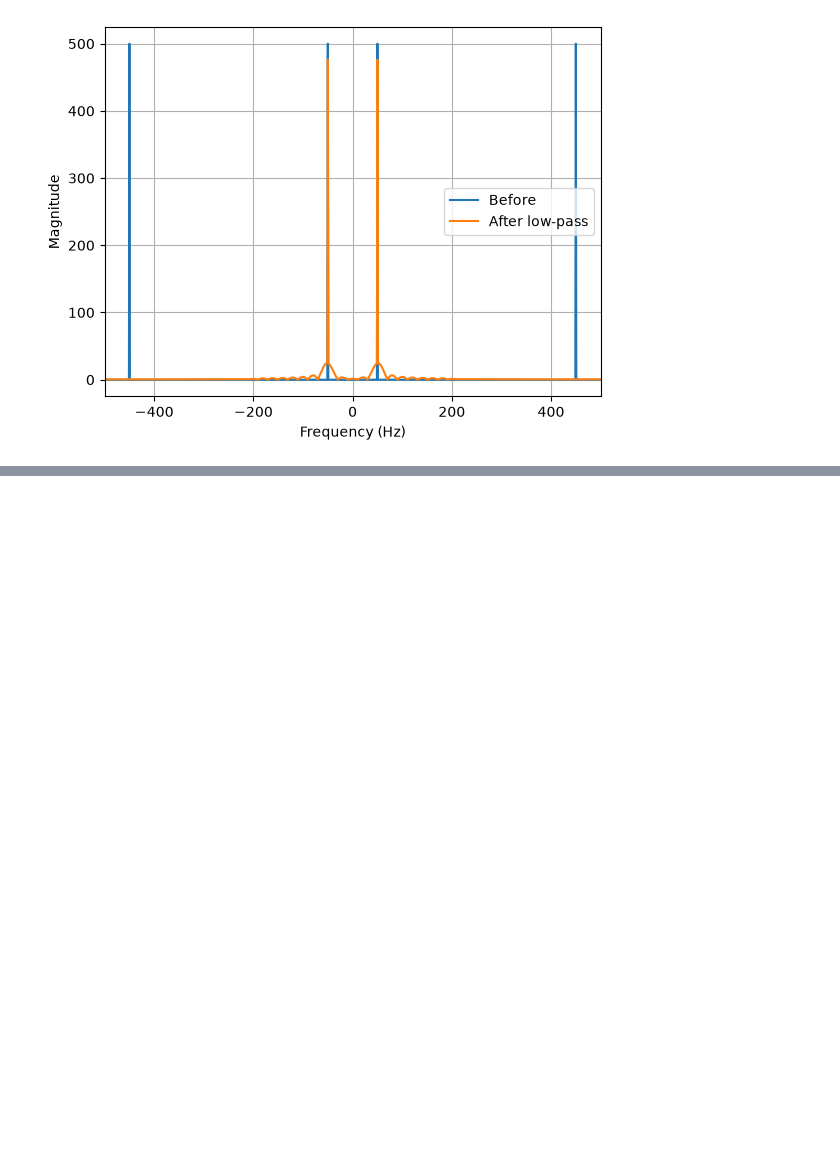
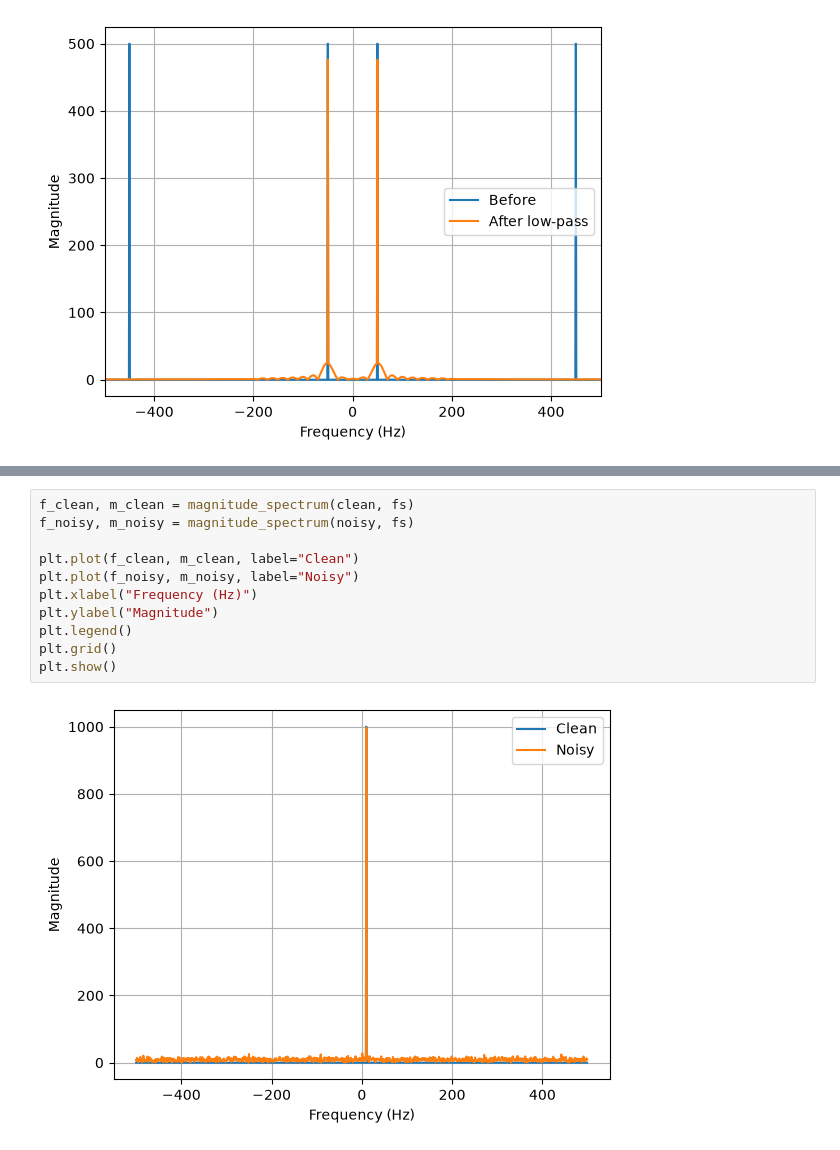
Before and after one commit to Andro-HM/IQWAV, a Jupyter notebook: notebooks/learning/01_tone_generation.ipynb, the cells around one changed output, grey strips where cells are left out. Drawn from its saved outputs; the diff is of its cells as text; blank space fills up the shorter version.

```diff
--- a/notebooks/learning/01_tone_generation.ipynb
+++ b/notebooks/learning/01_tone_generation.ipynb
@@ -192,0 +214,13 @@ plt.show()
+# %%
+f_clean, m_clean = magnitude_spectrum(clean, fs)
+f_noisy, m_noisy = magnitude_spectrum(noisy, fs)
+
+plt.plot(f_clean, m_clean, label="Clean")
+plt.plot(f_noisy, m_noisy, label="Noisy")
+plt.xlabel("Frequency (Hz)")
+plt.ylabel("Magnitude")
+plt.legend()
+plt.grid()
+plt.show()
+# %% [output]
+[figure, added]
```
Also changed, not shown: parts of 1 cell of this notebook, 4 other files.
